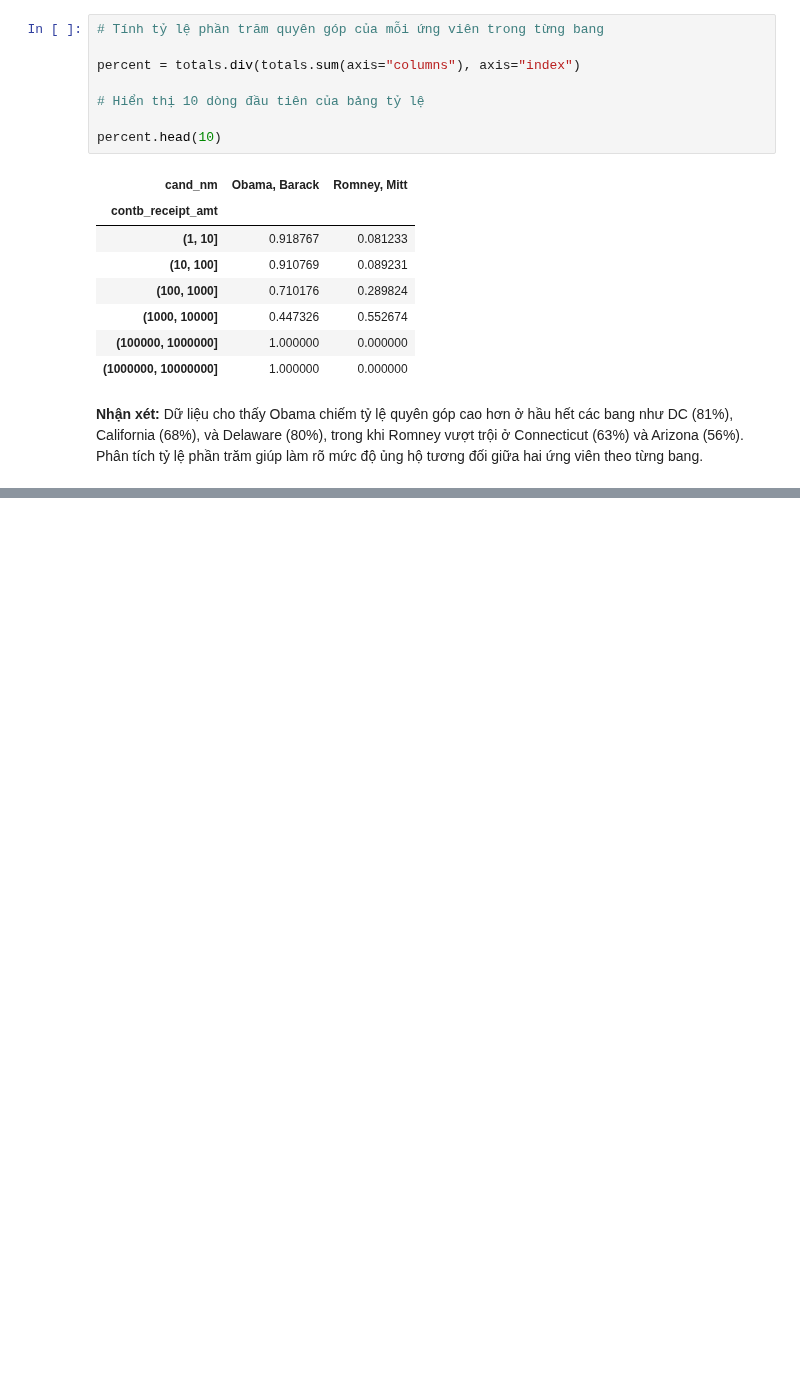
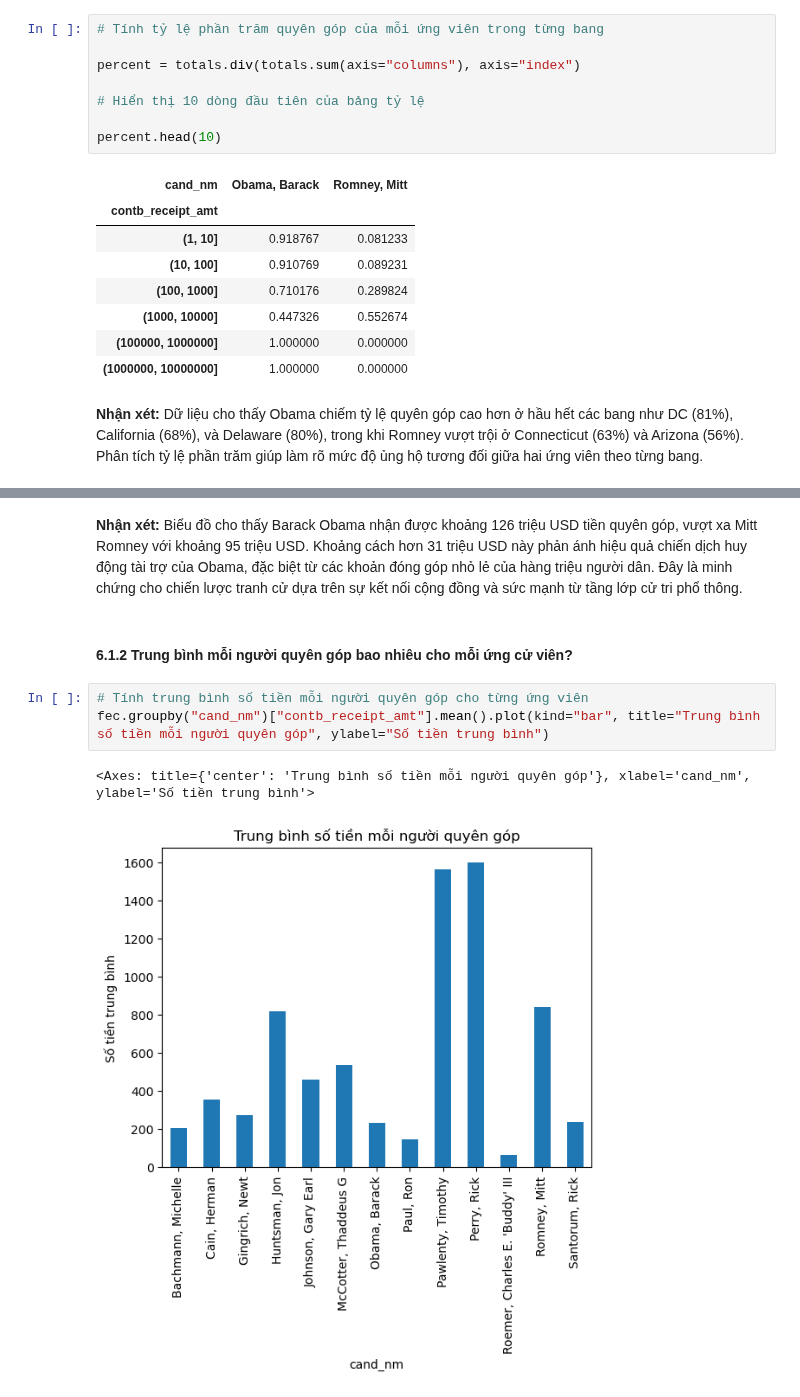
Before and after one commit to Hutramikha/Data_Analysis_SGU_2025, a Jupyter notebook: Data_analysis/practice/Lab02_Data_Analytics/13.5 2012 Federal Election Commission Database/2012FederalElectionCommissionDatabase.ipynb, the cells around one changed output, grey strips where cells are left out. Cells and saved outputs as stored; diff of their text form; blank space fills up the shorter version.

```diff
--- a/Data_analysis/practice/Lab02_Data_Analytics/13.5 2012 Federal Election Commission Database/2012FederalElectionCommissionDatabase.ipynb
+++ b/Data_analysis/practice/Lab02_Data_Analytics/13.5 2012 Federal Election Commission Database/2012FederalElectionCommissionDatabase.ipynb
@@ -594,0 +608,10 @@ percent.head(10)
+# %% [markdown]
+**Nhận xét:** Biểu đồ cho thấy Barack Obama nhận được khoảng 126 triệu USD tiền quyên góp, vượt xa Mitt Romney với khoảng 95 triệu USD. Khoảng cách hơn 31 triệu USD này phản ánh hiệu quả chiến dịch huy động tài trợ của Obama, đặc biệt từ các khoản đóng góp nhỏ lẻ của hàng triệu người dân. Đây là minh chứng cho chiến lược tranh cử dựa trên sự kết nối cộng đồng và sức mạnh từ tầng lớp cử tri phổ thông.
+# %% [markdown]
+#### **6.1.2 Trung bình mỗi người quyên góp bao nhiêu cho mỗi ứng cử viên?**
+# %%
+# Tính trung bình số tiền mỗi người quyên góp cho từng ứng viên
+fec.groupby("cand_nm")["contb_receipt_amt"].mean().plot(kind="bar", title="Trung bình số tiền mỗi người quyên góp", ylabel="Số tiền trung bình")
+# %% [output]
+<Axes: title={'center': 'Trung bình số tiền mỗi người quyên góp'}, xlabel='cand_nm', ylabel='Số tiền trung bình'>
+[figure, added]
```
Also changed, not shown: parts of 46 cells of this notebook, 1 other file.
